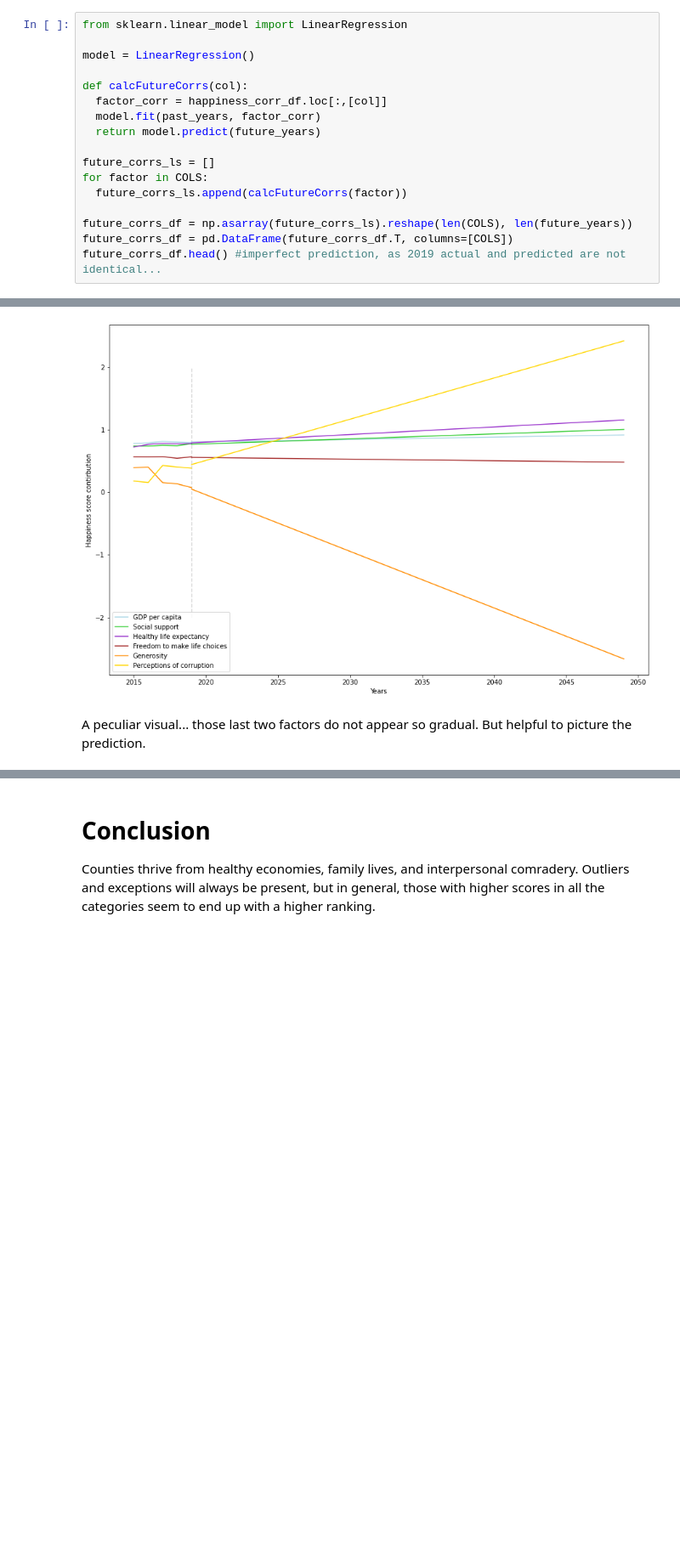
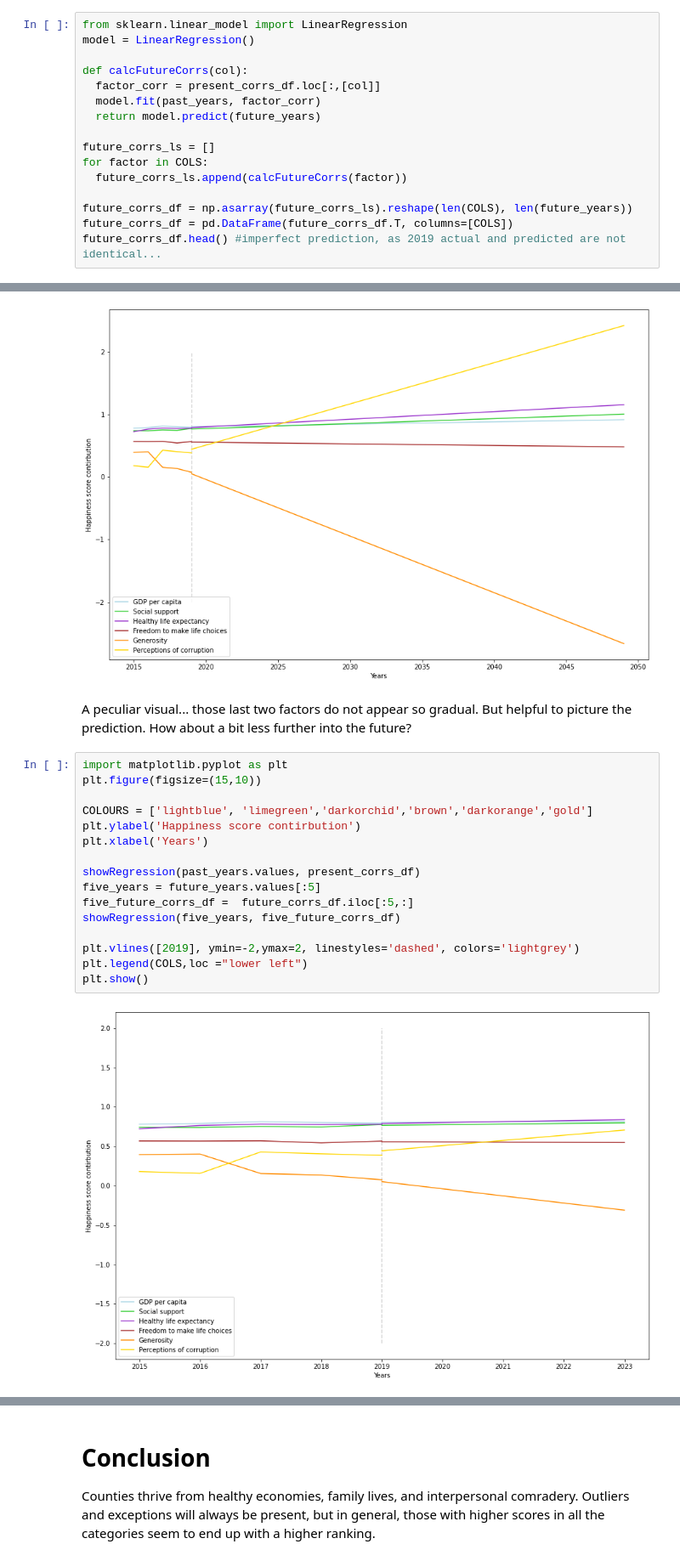
Before and after one commit to yabbou/python-data-science, a Jupyter notebook: hw_4_pandas.ipynb, the cells around one changed output, grey strips where cells are left out. Shown at 85% size. Drawn from its saved outputs; the diff is of its cells as text; blank space fills up the shorter version.

Commit message:
Updated prediction year range

```diff
--- a/hw_4_pandas.ipynb
+++ b/hw_4_pandas.ipynb
@@ -454,11 +454,10 @@ future_years.values.reshape(-1,1)
 print(future_years)
 # %%
 from sklearn.linear_model import LinearRegression
-
 model = LinearRegression()
 
 def calcFutureCorrs(col):
-  factor_corr = happiness_corr_df.loc[:,[col]]
+  factor_corr = present_corrs_df.loc[:,[col]]
   model.fit(past_years, factor_corr)
   return model.predict(future_years)
 
@@ -539,4 +538,22 @@ plt.show()
 # %% [output]
 [figure]
 # %% [markdown]
-A peculiar visual... those last two factors do not appear so gradual. But helpful to picture the prediction.
+A peculiar visual... those last two factors do not appear so gradual. But helpful to picture the prediction. How about a bit less further into the future?
+# %%
+import matplotlib.pyplot as plt
+plt.figure(figsize=(15,10))
+
+COLOURS = ['lightblue', 'limegreen','darkorchid','brown','darkorange','gold']
+plt.ylabel('Happiness score contirbution')
+plt.xlabel('Years')
+
+showRegression(past_years.values, present_corrs_df)
+five_years = future_years.values[:5]
+five_future_corrs_df =  future_corrs_df.iloc[:5,:]
+showRegression(five_years, five_future_corrs_df)
+
+plt.vlines([2019], ymin=-2,ymax=2, linestyles='dashed', colors='lightgrey')
+plt.legend(COLS,loc ="lower left")
+plt.show()
+# %% [output]
+[figure, added]
```
Also changed, not shown: parts of 2 cells of this notebook.
